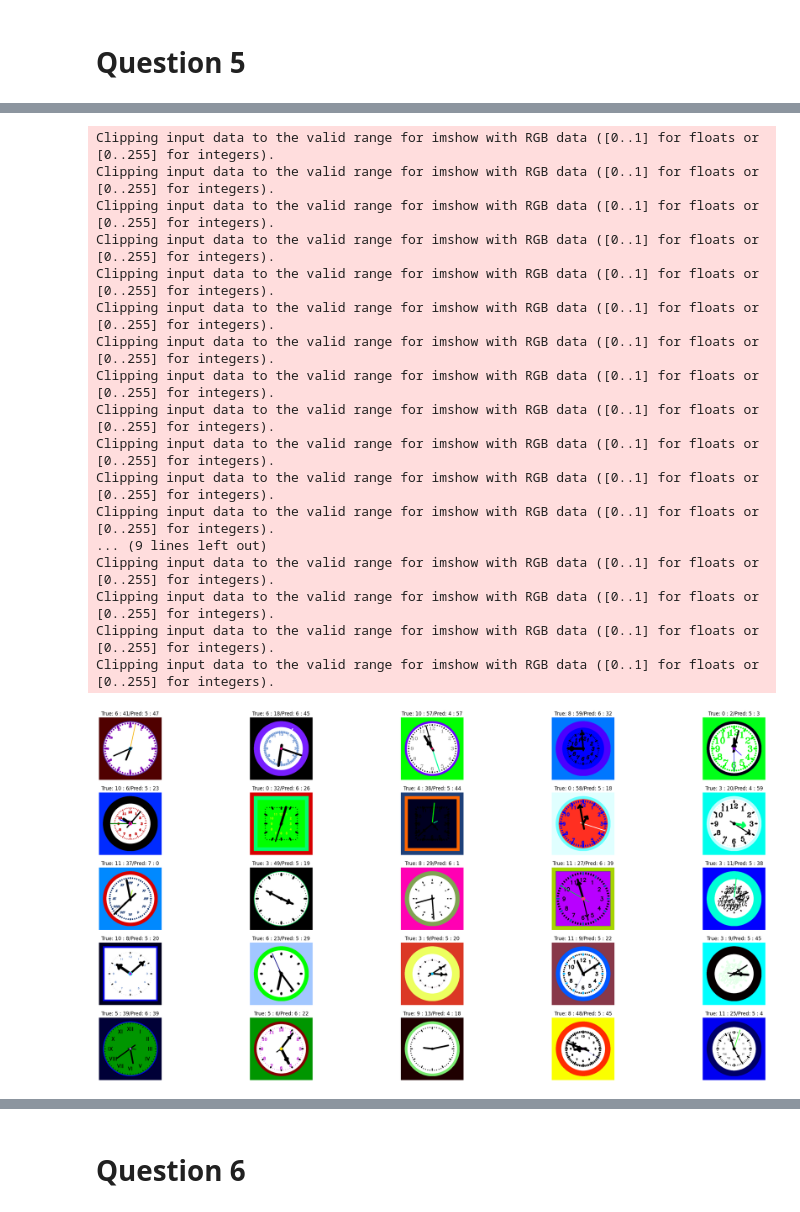
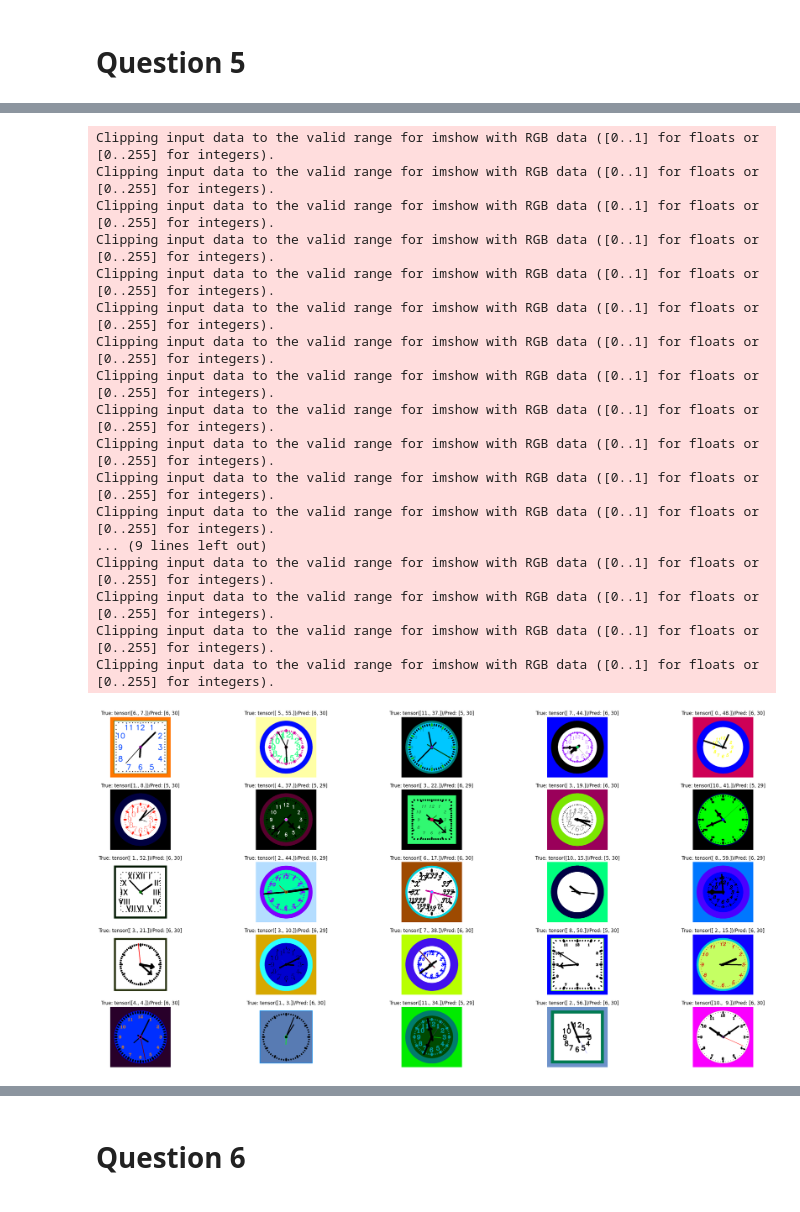
Before and after one commit to dont-text-me/PADL-assessment, a Jupyter notebook: padl.ipynb, the cells around one changed output, grey strips where cells are left out. Drawn from its saved outputs; the diff is of its cells as text; code cells hidden in the pictures.

Commit message:
another approach, predict an hour-minute vector

```diff
--- a/padl.ipynb
+++ b/padl.ipynb
@@ -408,10 +408,10 @@ class ClocksDataset(Dataset):
             image = self.transform(image)
         label = Path(label_path).read_text()
         hours, minutes = label.split(":")
-        minutes_since_midnignt = torch.tensor(
-            (int(hours) * 60) + int(minutes), dtype=torch.float32
-        )
-        return image, minutes_since_midnignt
+        # minutes_since_midnignt = torch.tensor(
+        #     (int(hours) * 60) + int(minutes), dtype=torch.float32
+        # )
+        return image, torch.tensor([int(hours), int(minutes)], dtype=torch.float32)
 # %%
 from torchvision.transforms import v2
 from torch.utils.data import SubsetRandomSampler, DataLoader
@@ -449,7 +449,7 @@ class LeNet(nn.Module):
         )
         self.fc1 = nn.Linear(in_features=110 * 110 * 16, out_features=120)
         self.fc2 = nn.Linear(in_features=120, out_features=84)
-        self.fc3 = nn.Linear(in_features=84, out_features=1)
+        self.fc3 = nn.Linear(in_features=84, out_features=2)
 
     def forward(self, x):
         # Input x has dimensions B x 1 x 28 x 28, B is batch size
@@ -492,18 +492,19 @@ LeNet(
 )
 # %%
-MAX_MINUTES_FROM_MIDNIGHT = (23 * 60) + 59
 clock_loss = torch.nn.MSELoss().to("mps")
 clock_optimizer = torch.optim.Adam(model.parameters(), lr=0.001)
 num_epochs = 30
 output_sigmoid = torch.nn.Sigmoid()
 model.train()
+
+CONVERT_HOURS_MINUTES = torch.tensor([11, 59], dtype=torch.float32).to("mps")
 for epoch in range(num_epochs):
     total_loss = 0
     for i, (images, labels) in enumerate(train_loader):
-        output = output_sigmoid(model(images.to("mps"))) * torch.tensor(
-            MAX_MINUTES_FROM_MIDNIGHT, dtype=torch.float32
-        )
-        loss = clock_loss(output, labels.to("mps").float().unsqueeze(1))
+        output = output_sigmoid(model(images.to("mps"))) * CONVERT_HOURS_MINUTES
+        hour_loss = clock_loss(output[:, 0], labels[:, 0].to("mps"))
+        minute_loss = clock_loss(output[:, 1], labels[:, 1].to("mps"))
+        loss = hour_loss + minute_loss
         clock_optimizer.zero_grad()
         loss.backward()
         clock_optimizer.step()
@@ -530,43 +531,41 @@ Total loss over epoch 30: 8966160.00
 # %%
 def minutes_from_midnignt_to_time(minutes):
-    return f"{int(minutes // 60)} : {int(minutes % 60)}"
+    return f"{str(int(minutes // 60)).zfill(2)} : {str(int(minutes % 60)).zfill(2)}"
 
 
 model.eval()
 images, labels = next(iter(test_loader))
-output = output_sigmoid(model(images.to("mps"))) * torch.tensor(
-    MAX_MINUTES_FROM_MIDNIGHT, dtype=torch.float32
-)
+output = output_sigmoid(model(images.to("mps")))
 
 # Display first 25 images with predicted labels
 figure = plt.figure(figsize=(32, 16))
 for i in range(25):
     figure.add_subplot(5, 5, i + 1)
     plt.title(
         "True: {}/Pred: {}".format(
-            minutes_from_midnignt_to_time(labels[i].item()),
-            minutes_from_midnignt_to_time(output[i].item()),
+            labels[i],
+            list(map(round, (output[i] * CONVERT_HOURS_MINUTES).tolist())),
         )
     )
     plt.axis("off")
     plt.imshow(images[i, :].squeeze().permute(1, 2, 0), cmap="gray")
 plt.show()
 # %% [output]
 Clipping input data to the valid range for imshow with RGB data ([0..1] for floats or [0..255] for integers).
 Clipping input data to the valid range for imshow with RGB data ([0..1] for floats or [0..255] for integers).
 Clipping input data to the valid range for imshow with RGB data ([0..1] for floats or [0..255] for integers).
 Clipping input data to the valid range for imshow with RGB data ([0..1] for floats or [0..255] for integers).
 Clipping input data to the valid range for imshow with RGB data ([0..1] for floats or [0..255] for integers).
 Clipping input data to the valid range for imshow with RGB data ([0..1] for floats or [0..255] for integers).
 Clipping input data to the valid range for imshow with RGB data ([0..1] for floats or [0..255] for integers).
 Clipping input data to the valid range for imshow with RGB data ([0..1] for floats or [0..255] for integers).
 Clipping input data to the valid range for imshow with RGB data ([0..1] for floats or [0..255] for integers).
 Clipping input data to the valid range for imshow with RGB data ([0..1] for floats or [0..255] for integers).
 Clipping input data to the valid range for imshow with RGB data ([0..1] for floats or [0..255] for integers).
 Clipping input data to the valid range for imshow with RGB data ([0..1] for floats or [0..255] for integers).
 ... (9 lines left out)
 Clipping input data to the valid range for imshow with RGB data ([0..1] for floats or [0..255] for integers).
 Clipping input data to the valid range for imshow with RGB data ([0..1] for floats or [0..255] for integers).
 Clipping input data to the valid range for imshow with RGB data ([0..1] for floats or [0..255] for integers).
 Clipping input data to the valid range for imshow with RGB data ([0..1] for floats or [0..255] for integers).
-[figure, old version]
+[figure, new version]
```
Also changed, not shown: parts of 3 cells of this notebook.
